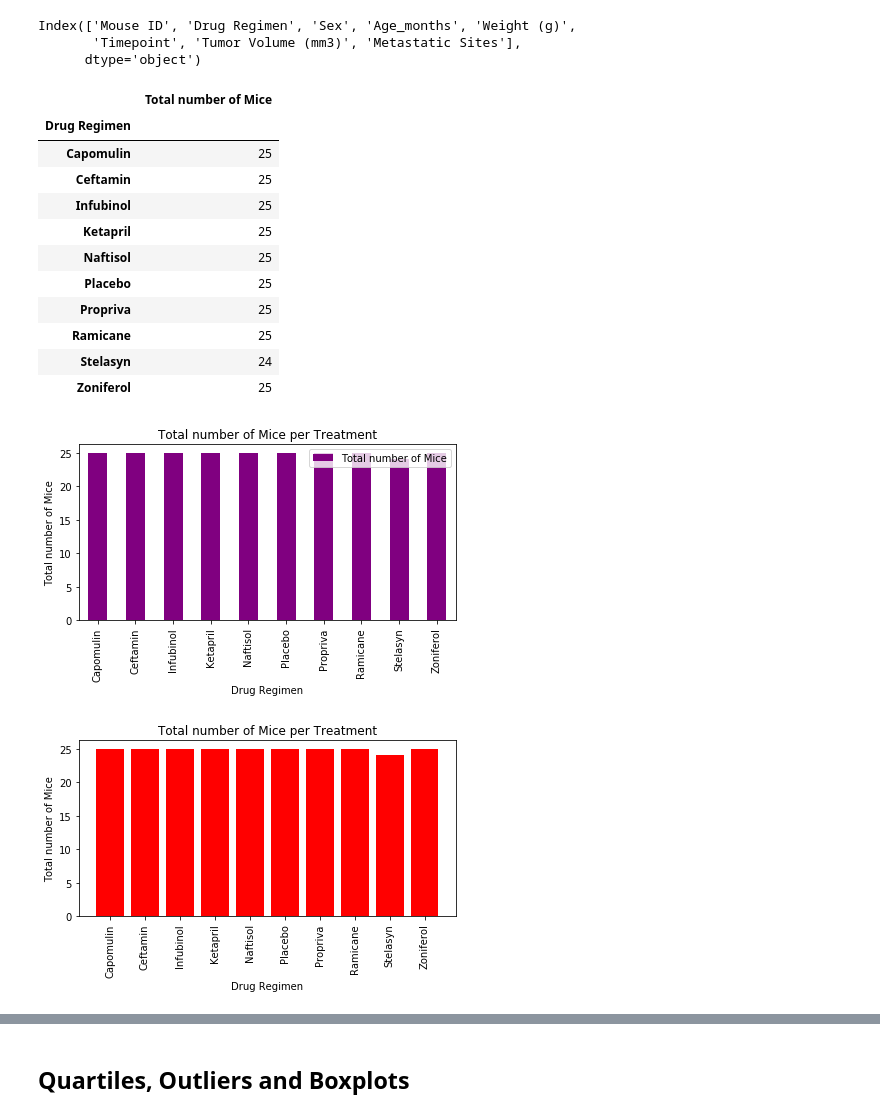
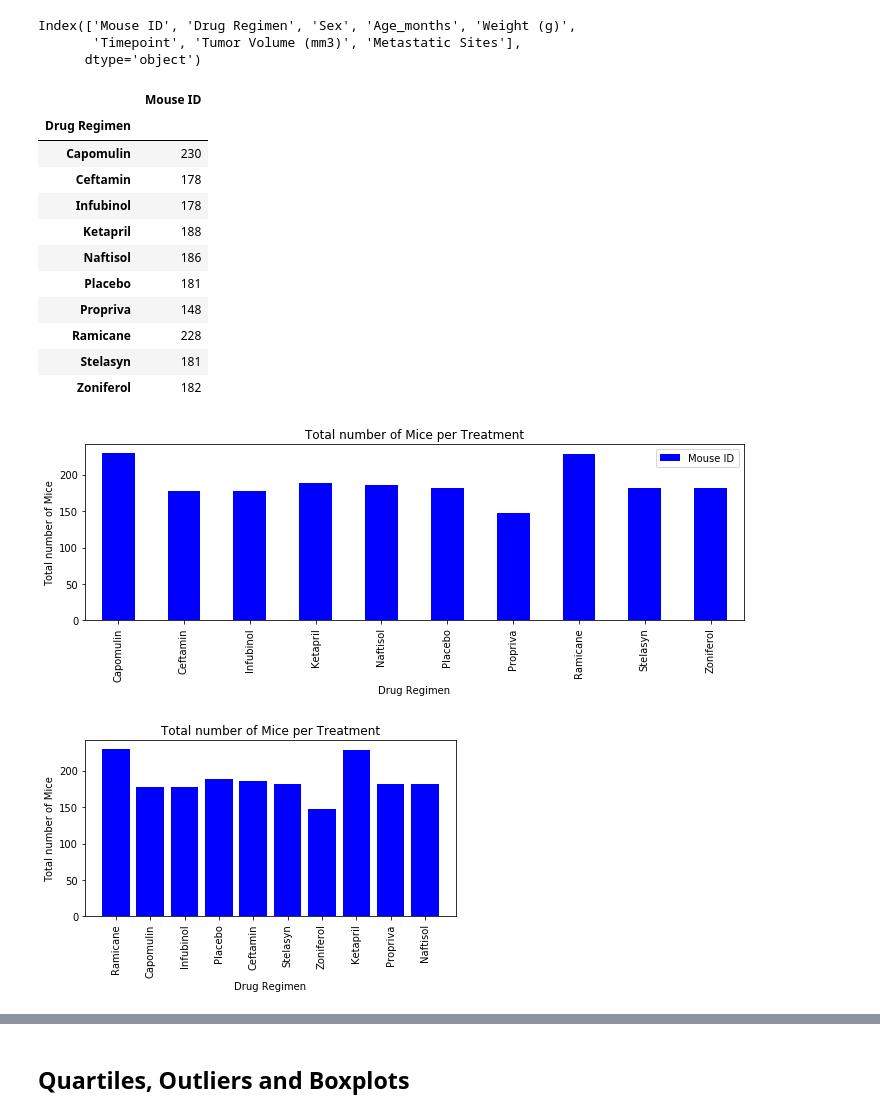
Before and after one commit to UoT-Bootcamp/Python-Matplotlib-Challenge, a Jupyter notebook: 05-Matplotlib_Homework_Instructions_Pymaceuticals_pymaceuticals_starter.ipynb, the cells around one changed output, grey strips where cells are left out. Cells and saved outputs as stored; diff of their text form; code cells hidden in the pictures.

Commit message:
Script for bar plot

```diff
--- a/05-Matplotlib_Homework_Instructions_Pymaceuticals_pymaceuticals_starter.ipynb
+++ b/05-Matplotlib_Homework_Instructions_Pymaceuticals_pymaceuticals_starter.ipynb
@@ -35,8 +36,9 @@ mouse_study_data_df["Mouse ID"].count()
 # %%
 # Getting the duplicate mice by ID number that shows up for Mouse ID and Timepoint.
 
-has_duplicate = mouse_study_data_df["Mouse ID"].duplicated()
-duplicates = mouse_study_data_df[has_duplicate]
-duplicate_mouseid_timepoint_df = duplicates[["Mouse ID", "Timepoint"]]
-duplicate_mouseid_timepoint_df.head()
+has_duplicate = mouse_study_data_df.duplicated(["Mouse ID", "Timepoint"])
+duplicate_mouseid = mouse_study_data_df.loc[has_duplicate, "Mouse ID"]
+
+duplicate_mice = duplicate_mouseid.unique()
+duplicate_mice
 # %% [output]
@@ -68,7 +58,14 @@ all_duplicate_mouseid_df
 # %%
 # Create a clean DataFrame by dropping the duplicate mouse by its ID.
-clean_mouse_study_df = mouse_study_data_df.drop_duplicates(["Mouse ID"])
-clean_mouse_study_df.head()
-# clean_mouse_study_df.columns
+
+# clean_df = mouse_study_data_df.loc[(mouse_study_data_df["Mouse ID"] == duplicate_mice), :]
+
+# clean_df = mouse_study_data_df.drop(mouse_study_data_df.loc[(mouse_study_data_df["Mouse ID"] == duplicate_mice), :])
+
+clean_df = mouse_study_data_df[mouse_study_data_df['Mouse ID'].isin(duplicate_mice)==False]
+clean_df
+
+# clean_mouse_study_df = mouse_study_data_df.drop_duplicates(mouse_study_data_df["Mouse ID"] == duplicate_mice, keep = False)
+# clean_mouse_study_df.head()
 # %% [output]
 |  | Mouse ID | Drug Regimen | Sex | Age_months | Weight (g) | Timepoint | Tumor Volume (mm3) | ... |
@@ -103,53 +188,65 @@ Index(['Mouse ID', 'Drug Regimen', 'Sex', 'Age_months', 'Weight (g)',
 # %%
 # Generate a bar plot showing the total number of mice for each treatment throughout the course of the study using pandas.
 
-group_mice_treatment = clean_mouse_study_df.groupby("Drug Regimen").count().reset_index()
+group_mice_treatment = clean_df.groupby("Drug Regimen")["Mouse ID"].count()
+pandas_mice_treatment = group_mice_treatment.reset_index()
+pandas_mice_treatment = pandas_mice_treatment.set_index("Drug Regimen")
+pandas_mice_treatment
 
-new_mice_treatment = group_mice_treatment [["Drug Regimen", "Mouse ID"]]
+# new_mice_treatment = group_mice_treatment [["Drug Regimen", "Mouse ID"]]
 
-pandas_mice_treatment = new_mice_treatment.set_index(["Drug Regimen"])
-pandas_mice_treatment = pandas_mice_treatment.rename(columns = {"Mouse ID" : "Total number of Mice"})
-pandas_mice_treatment
+# pandas_mice_treatment = new_mice_treatment.set_index(["Drug Regimen"])
+# pandas_mice_treatment = pandas_mice_treatment.rename(columns = {"Mouse ID" : "Total number of Mice"})
+# pandas_mice_treatment
 # %% [output]
-|  | Total number of Mice |
+|  | Mouse ID |
 | Drug Regimen |  |
-| Capomulin | 25 |
-| Ceftamin | 25 |
-| Infubinol | 25 |
-| Ketapril | 25 |
-| Naftisol | 25 |
-| Placebo | 25 |
-| Propriva | 25 |
-| Ramicane | 25 |
-| Stelasyn | 24 |
-| Zoniferol | 25 |
+| Capomulin | 230 |
+| Ceftamin | 178 |
+| Infubinol | 178 |
+| Ketapril | 188 |
+| Naftisol | 186 |
+| Placebo | 181 |
+| Propriva | 148 |
+| Ramicane | 228 |
+| Stelasyn | 181 |
+| Zoniferol | 182 |
 # %%
-pandas_mice_treatment.plot(kind = "bar",  color = "purple")
+pandas_mice_treatment.plot(kind = "bar",  color = "blue", figsize = (10, 4))
 # pandas_mice_treatment.set_ylabel("Total number of Mice")
-# figsize = (10, 4),
+
 plt.title("Total number of Mice per Treatment")
 plt.ylabel("Total number of Mice")
 plt.tight_layout()
 plt.show()
 # %% [output]
-[figure, old version]
+[figure, new version]
 # %%
 # Generate a bar plot showing the total number of mice for each treatment throughout the course of the study using pyplot.
 
-x_axis = np.arange(0, len(new_mice_treatment["Drug Regimen"]))
+# group_mice_treatment = clean_df.groupby("Drug Regimen")["Mouse ID"].count()
+# unique_treatment = group_mice_treatment.unique()
 
-tick_name = new_mice_treatment["Drug Regimen"].unique()
+x_axis = np.arange(0, len(group_mice_treatment))
+x_axis
 
-plt.bar(x_axis, new_mice_treatment["Mouse ID"], color = "red", align = "center")
+
+tick_name = ['Ramicane', 'Capomulin', 'Infubinol', 'Placebo', 'Ceftamin',
+        'Stelasyn', 'Zoniferol', 'Ketapril', 'Propriva', 'Naftisol']
+
+
+
+plt.bar(x_axis, new_mice_treatment["Mouse ID"], color = "blue", align = "center")
 plt.xticks(x_axis, tick_name, rotation = "vertical")
 # plt.figure(figsize=(10,4))
 plt.title("Total number of Mice per Treatment")
 plt.xlabel("Drug Regimen")
 plt.ylabel("Total number of Mice")
+
 plt.tight_layout()
 plt.show()
 # %% [output]
-[figure, old version]
+[figure, new version]
 # %%
 # Generate a pie plot showing the distribution of female versus male mice using pandas
 
```
Also changed, not shown: parts of 10 cells of this notebook.
